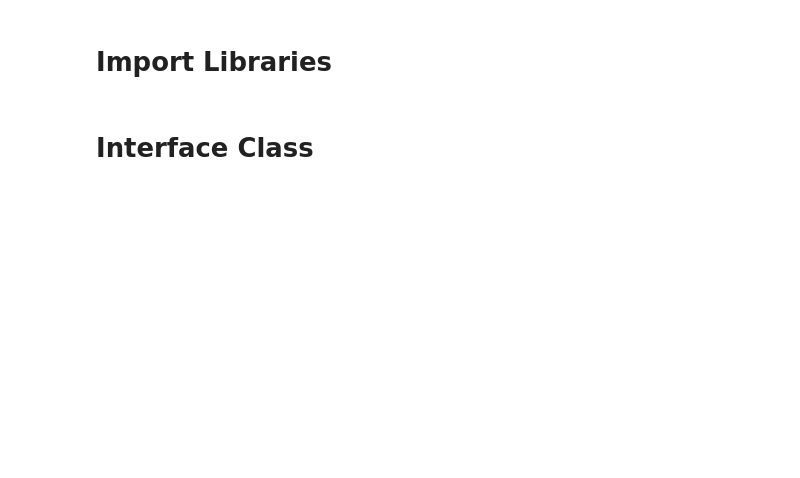
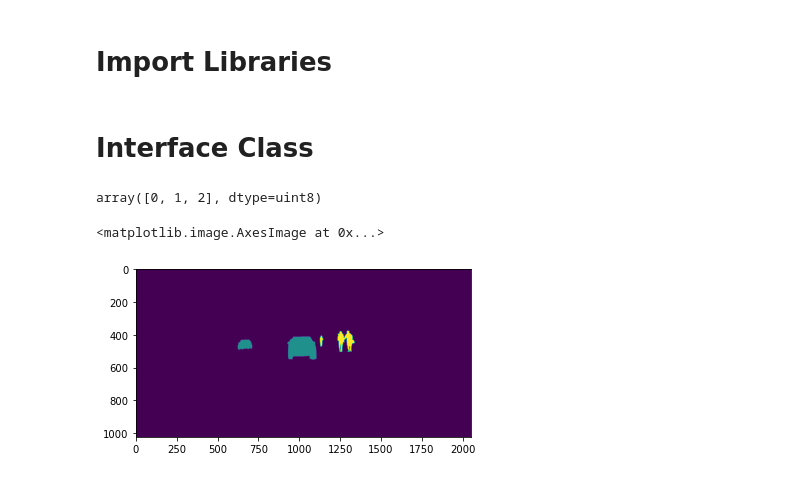
Before and after one commit to Khaliladib11/INM705-CW-Khalil-Aziz, a Jupyter notebook: Interface.ipynb, the cells around one changed output. Saved outputs shown, nothing was run; the diff lists cells and outputs as text; code cells hidden in the pictures; blank space fills up the shorter version.

Commit message:
Working on the interface. All methods work perfectly but I need to make them work toghter

```diff
--- a/Interface.ipynb
+++ b/Interface.ipynb
@@ -66,7 +174,8 @@ class CityScapesInterface(data.Dataset):
     def __getitem(self, idx):
         pass
 # %%
-root_path = '../../Datasets/leftImg8bit_trainvaltest/leftImg8bit/train'
+img_path = '../../Datasets/leftImg8bit_trainvaltest/leftImg8bit/train'
 gt_path = '../../Datasets/CityScapes/gtFine_trainvaltest/gtFine/train'
+list_of_classes = ['__bgr__', 'car', 'person']
 # %%
-interface = CityScapesInterface(root_path, gt_path)
+interface = CityScapesInterface(img_path, gt_path, list_of_classes, labels.label2id, labels.id2label)
@@ -72,0 +184,11 @@ interface = CityScapesInterface(root_path, gt_path)
+# %%
+semantic_masks = interface.semantic_mask(55)
+# %%
+np.unique(semantic_masks)
+# %% [output]
+array([0, 1, 2], dtype=uint8)
+# %%
+plt.imshow(semantic_masks)
+# %% [output]
+<matplotlib.image.AxesImage at 0x...>
+[figure, added]
```
Also changed, not shown: parts of 5 cells of this notebook, 4 other files.
